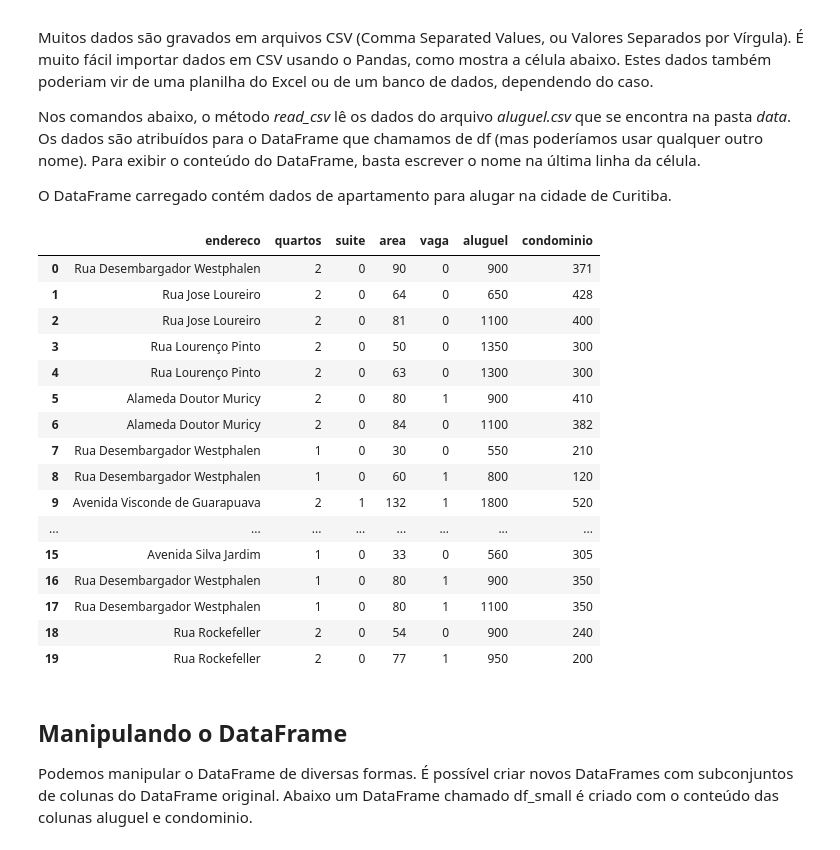
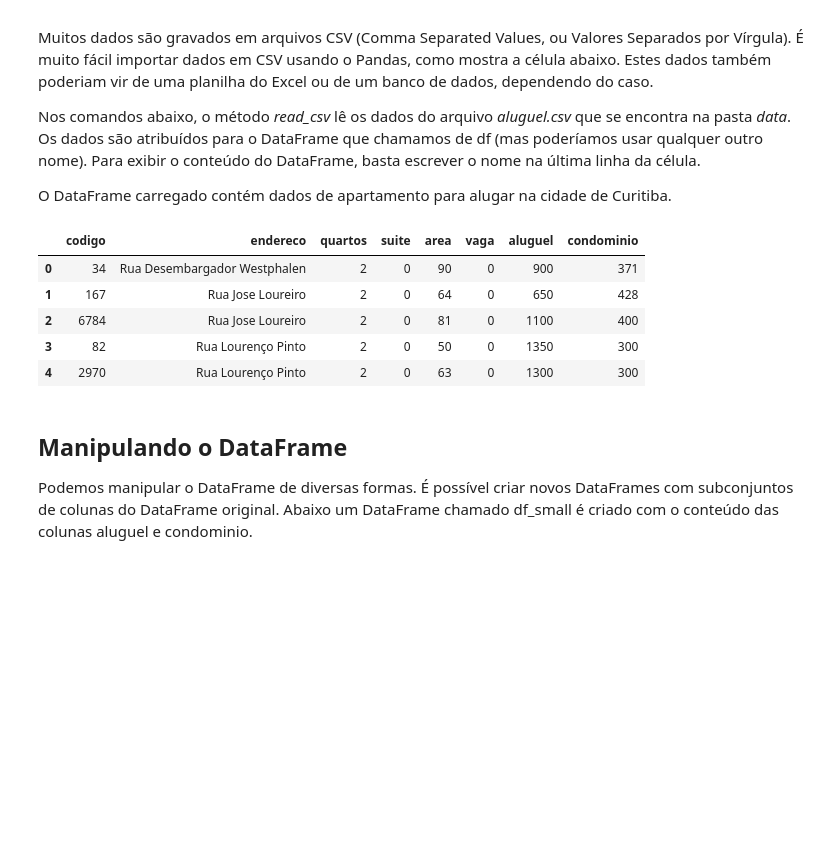
Before and after one commit to luizcelsojr/datascience, a Jupyter notebook: notebooks/03a-Pandas_Intro.ipynb, the cells around one changed output. Saved outputs shown, nothing was run; the diff lists cells and outputs as text; code cells hidden in the pictures; blank space fills up the shorter version.

```diff
--- a/notebooks/03a-Pandas_Intro.ipynb
+++ b/notebooks/03a-Pandas_Intro.ipynb
@@ -20,27 +20,16 @@ O DataFrame carregado contém dados de apartamento para alugar na cidade de Curi
 # %%
 # lê o arquivo CSV
 df = pd.read_csv('../data/aluguel.csv')
 
 # mostra o conteúdo do DataFrame
-df
+df.head()
 # %% [output]
-|  | endereco | quartos | suite | area | vaga | aluguel | condominio |
-| 0 | Rua Desembargador Westphalen | 2 | 0 | 90 | 0 | 900 | 371 |
-| 1 | Rua Jose Loureiro | 2 | 0 | 64 | 0 | 650 | 428 |
-| 2 | Rua Jose Loureiro | 2 | 0 | 81 | 0 | 1100 | 400 |
-| 3 | Rua Lourenço Pinto | 2 | 0 | 50 | 0 | 1350 | 300 |
-| 4 | Rua Lourenço Pinto | 2 | 0 | 63 | 0 | 1300 | 300 |
-| 5 | Alameda Doutor Muricy | 2 | 0 | 80 | 1 | 900 | 410 |
-| 6 | Alameda Doutor Muricy | 2 | 0 | 84 | 0 | 1100 | 382 |
-| 7 | Rua Desembargador Westphalen | 1 | 0 | 30 | 0 | 550 | 210 |
-| 8 | Rua Desembargador Westphalen | 1 | 0 | 60 | 1 | 800 | 120 |
-| 9 | Avenida Visconde de Guarapuava | 2 | 1 | 132 | 1 | 1800 | 520 |
-| ... | ... | ... | ... | ... | ... | ... | ... |
-| 15 | Avenida Silva Jardim | 1 | 0 | 33 | 0 | 560 | 305 |
-| 16 | Rua Desembargador Westphalen | 1 | 0 | 80 | 1 | 900 | 350 |
-| 17 | Rua Desembargador Westphalen | 1 | 0 | 80 | 1 | 1100 | 350 |
-| 18 | Rua Rockefeller | 2 | 0 | 54 | 0 | 900 | 240 |
-| 19 | Rua Rockefeller | 2 | 0 | 77 | 1 | 950 | 200 |
+|  | codigo | endereco | quartos | suite | area | vaga | aluguel | condominio |
+| 0 | 34 | Rua Desembargador Westphalen | 2 | 0 | 90 | 0 | 900 | 371 |
+| 1 | 167 | Rua Jose Loureiro | 2 | 0 | 64 | 0 | 650 | 428 |
+| 2 | 6784 | Rua Jose Loureiro | 2 | 0 | 81 | 0 | 1100 | 400 |
+| 3 | 82 | Rua Lourenço Pinto | 2 | 0 | 50 | 0 | 1350 | 300 |
+| 4 | 2970 | Rua Lourenço Pinto | 2 | 0 | 63 | 0 | 1300 | 300 |
 # %% [markdown]
 ## Manipulando o DataFrame
 
```
Also changed, not shown: 1 other file.
